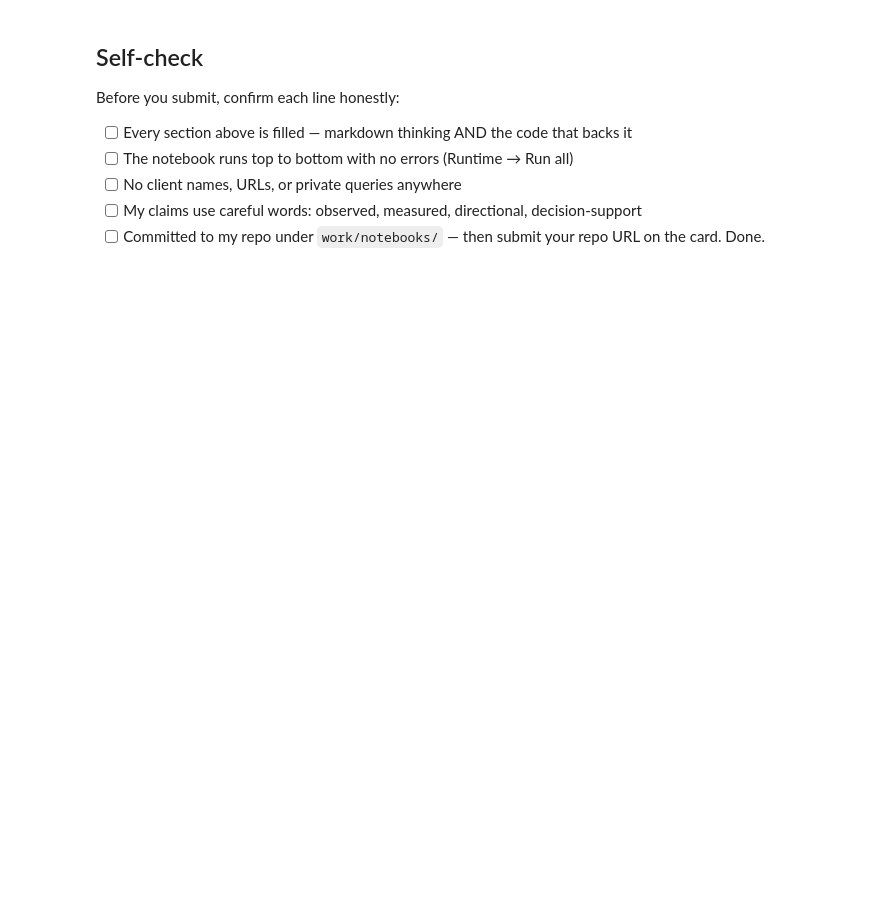
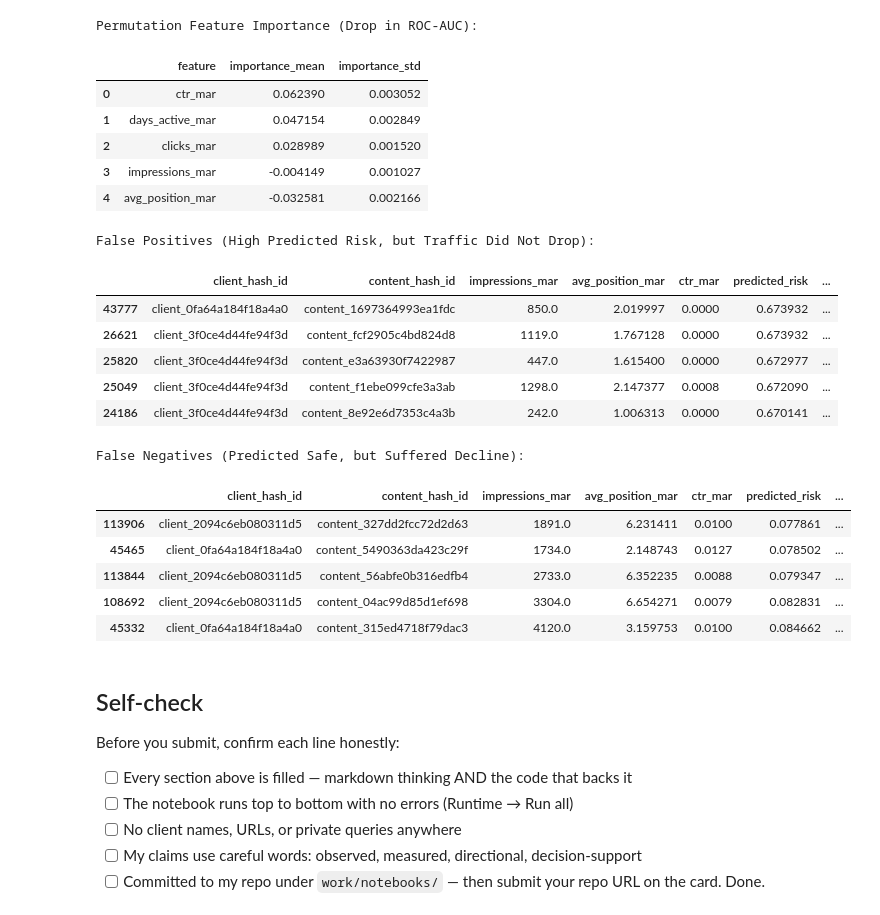
Before and after one commit to Venomm777/FlyAi, a Jupyter notebook: work/notebooks/w05_model.ipynb, the cells around one changed output. Drawn from its saved outputs; the diff is of its cells as text; code cells hidden in the pictures; blank space fills up the shorter version.

```diff
--- a/work/notebooks/w05_model.ipynb
+++ b/work/notebooks/w05_model.ipynb
@@ -37,3 +259,49 @@ This skeleton is yours to fill. Work the sections **in order** — each one has
+# %%
+# 1. Permutation Feature Importance
+perm = permutation_importance(rf, X_test, y_test, n_repeats=10, random_state=42, scoring="roc_auc")
+importance_df = pd.DataFrame({
+    "feature": feature_cols,
+    "importance_mean": perm.importances_mean,
+    "importance_std": perm.importances_std
+}).sort_values(by="importance_mean", ascending=False).reset_index(drop=True)
+
+print("Permutation Feature Importance (Drop in ROC-AUC):")
+display(importance_df)
+
+# 2. Inspect Notable Errors
+df_test["predicted_risk"] = prob_rf
+
+# Top False Positives
+fps = df_test[df_test["is_declining_label"] == 0].sort_values(by="predicted_risk", ascending=False).head(5)
+print("\nFalse Positives (High Predicted Risk, but Traffic Did Not Drop):")
+display(fps[["client_hash_id", "content_hash_id", "impressions_mar", "avg_position_mar", "ctr_mar", "predicted_risk", "is_declining_label"]])
+
+# Top False Negatives
+fns = df_test[df_test["is_declining_label"] == 1].sort_values(by="predicted_risk", ascending=True).head(5)
+print("\nFalse Negatives (Predicted Safe, but Suffered Decline):")
+display(fns[["client_hash_id", "content_hash_id", "impressions_mar", "avg_position_mar", "ctr_mar", "predicted_risk", "is_declining_label"]])
+# %% [output]
+Permutation Feature Importance (Drop in ROC-AUC):
+|  | feature | importance_mean | importance_std |
+| 0 | ctr_mar | 0.062390 | 0.003052 |
+| 1 | days_active_mar | 0.047154 | 0.002849 |
+| 2 | clicks_mar | 0.028989 | 0.001520 |
+| 3 | impressions_mar | -0.004149 | 0.001027 |
+| 4 | avg_position_mar | -0.032581 | 0.002166 |
+False Positives (High Predicted Risk, but Traffic Did Not Drop):
+|  | client_hash_id | content_hash_id | impressions_mar | avg_position_mar | ctr_mar | predicted_risk | ... |
+| 43777 | client_0fa64a184f18a4a0 | content_1697364993ea1fdc | 850.0 | 2.019997 | 0.0000 | 0.673932 | ... |
+| 26621 | client_3f0ce4d44fe94f3d | content_fcf2905c4bd824d8 | 1119.0 | 1.767128 | 0.0000 | 0.673932 | ... |
+| 25820 | client_3f0ce4d44fe94f3d | content_e3a63930f7422987 | 447.0 | 1.615400 | 0.0000 | 0.672977 | ... |
+| 25049 | client_3f0ce4d44fe94f3d | content_f1ebe099cfe3a3ab | 1298.0 | 2.147377 | 0.0008 | 0.672090 | ... |
+| 24186 | client_3f0ce4d44fe94f3d | content_8e92e6d7353c4a3b | 242.0 | 1.006313 | 0.0000 | 0.670141 | ... |
+False Negatives (Predicted Safe, but Suffered Decline):
+|  | client_hash_id | content_hash_id | impressions_mar | avg_position_mar | ctr_mar | predicted_risk | ... |
+| 113906 | client_2094c6eb080311d5 | content_327dd2fcc72d2d63 | 1891.0 | 6.231411 | 0.0100 | 0.077861 | ... |
+| 45465 | client_0fa64a184f18a4a0 | content_5490363da423c29f | 1734.0 | 2.148743 | 0.0127 | 0.078502 | ... |
+| 113844 | client_2094c6eb080311d5 | content_56abfe0b316edfb4 | 2733.0 | 6.352235 | 0.0088 | 0.079347 | ... |
+| 108692 | client_2094c6eb080311d5 | content_04ac99d85d1ef698 | 3304.0 | 6.654271 | 0.0079 | 0.082831 | ... |
+| 45332 | client_0fa64a184f18a4a0 | content_315ed4718f79dac3 | 4120.0 | 3.159753 | 0.0100 | 0.084662 | ... |
 # %% [markdown]
 ## Self-check
 
```
Also changed, not shown: parts of 17 cells of this notebook.
